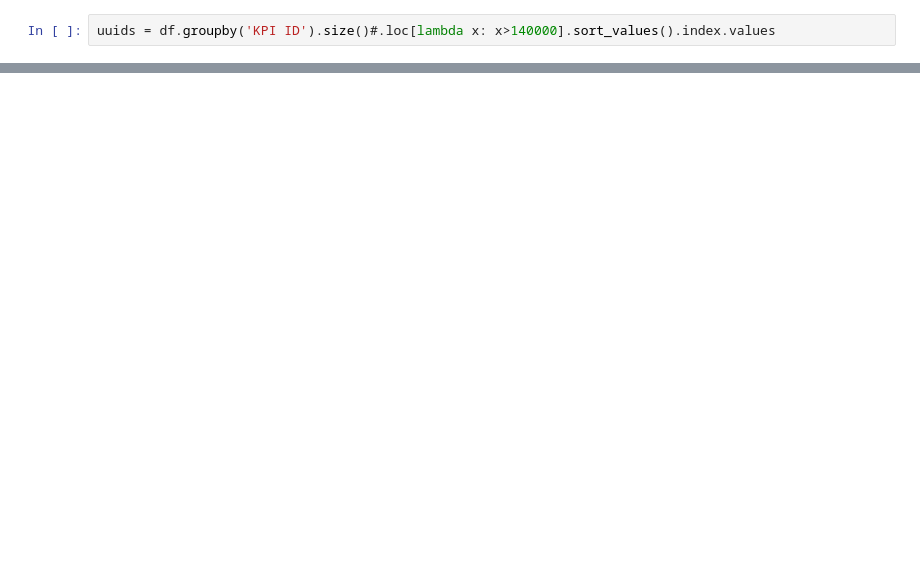
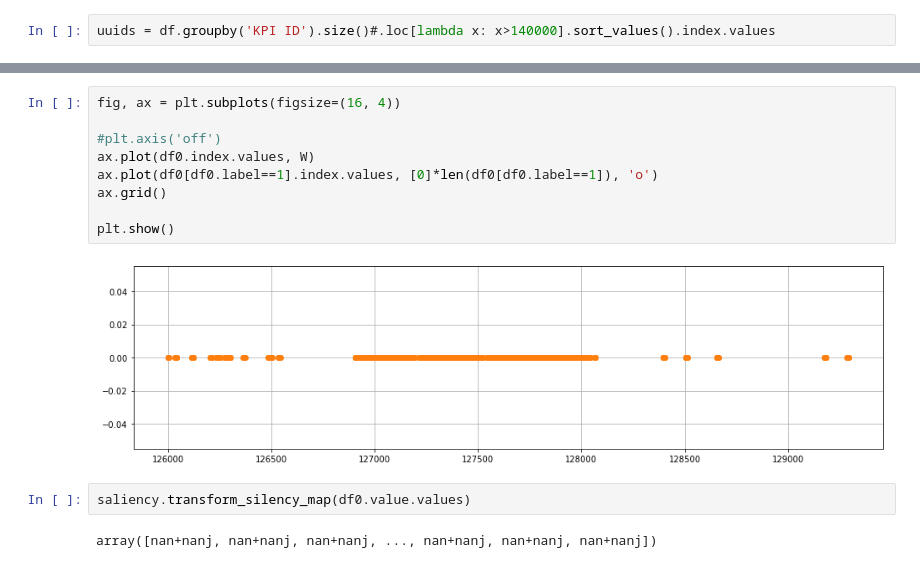
Before and after one commit to zloelias/hse-project-vae-lstm, a Jupyter notebook: observe-data.ipynb, the cells around one changed output, grey strips where cells are left out. Cells and saved outputs as stored; diff of their text form; blank space fills up the shorter version.

```diff
--- a/observe-data.ipynb
+++ b/observe-data.ipynb
@@ -130,0 +213,15 @@ df_train.groupby(by='KPI ID').count()
+# %%
+fig, ax = plt.subplots(figsize=(16, 4))
+
+#plt.axis('off')
+ax.plot(df0.index.values, W)
+ax.plot(df0[df0.label==1].index.values, [0]*len(df0[df0.label==1]), 'o')
+ax.grid()
+
+plt.show()
+# %% [output]
+[figure, added]
+# %%
+saliency.transform_silency_map(df0.value.values)
+# %% [output]
+array([nan+nanj, nan+nanj, nan+nanj, ..., nan+nanj, nan+nanj, nan+nanj])
```
Also changed, not shown: parts of 21 cells of this notebook.
